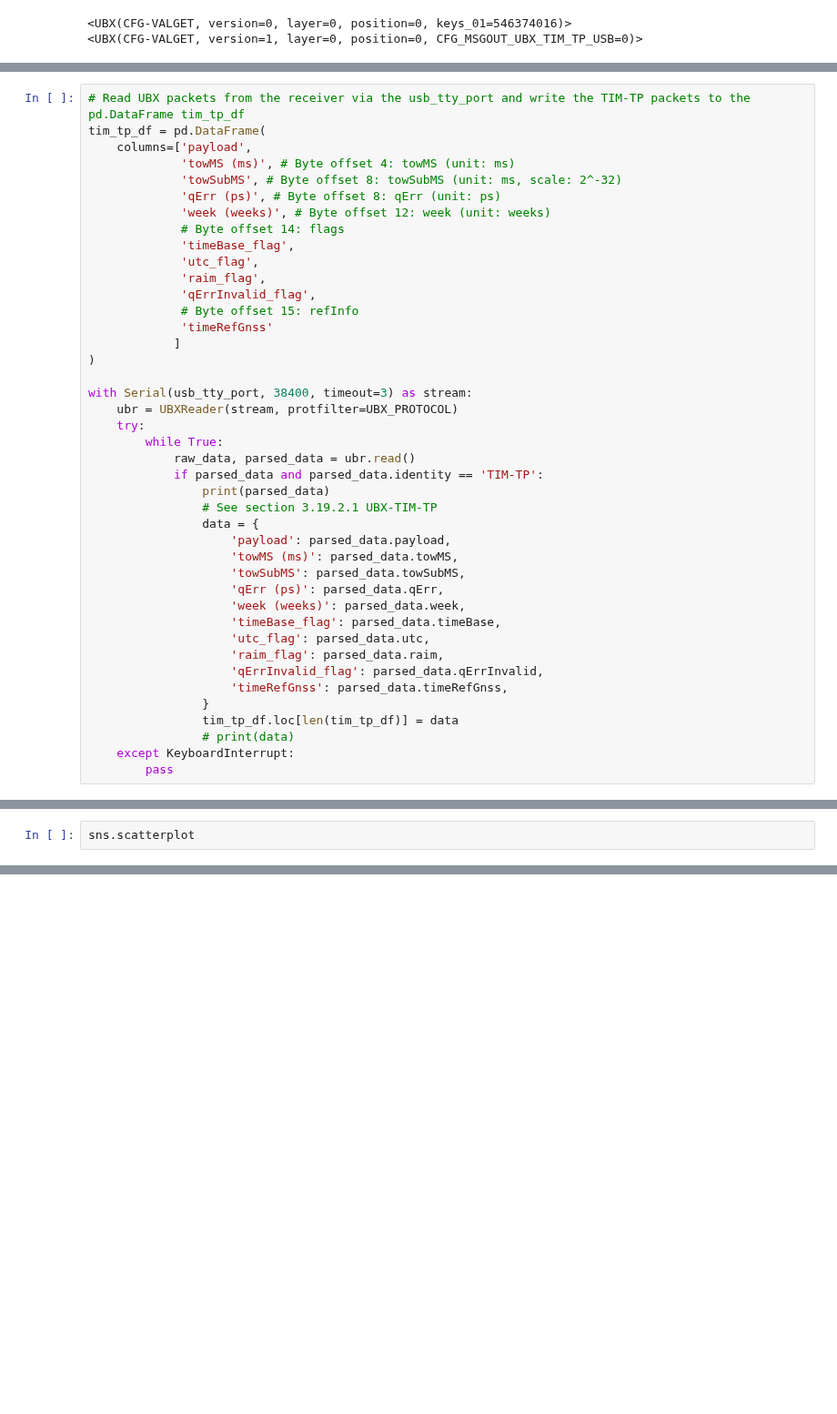
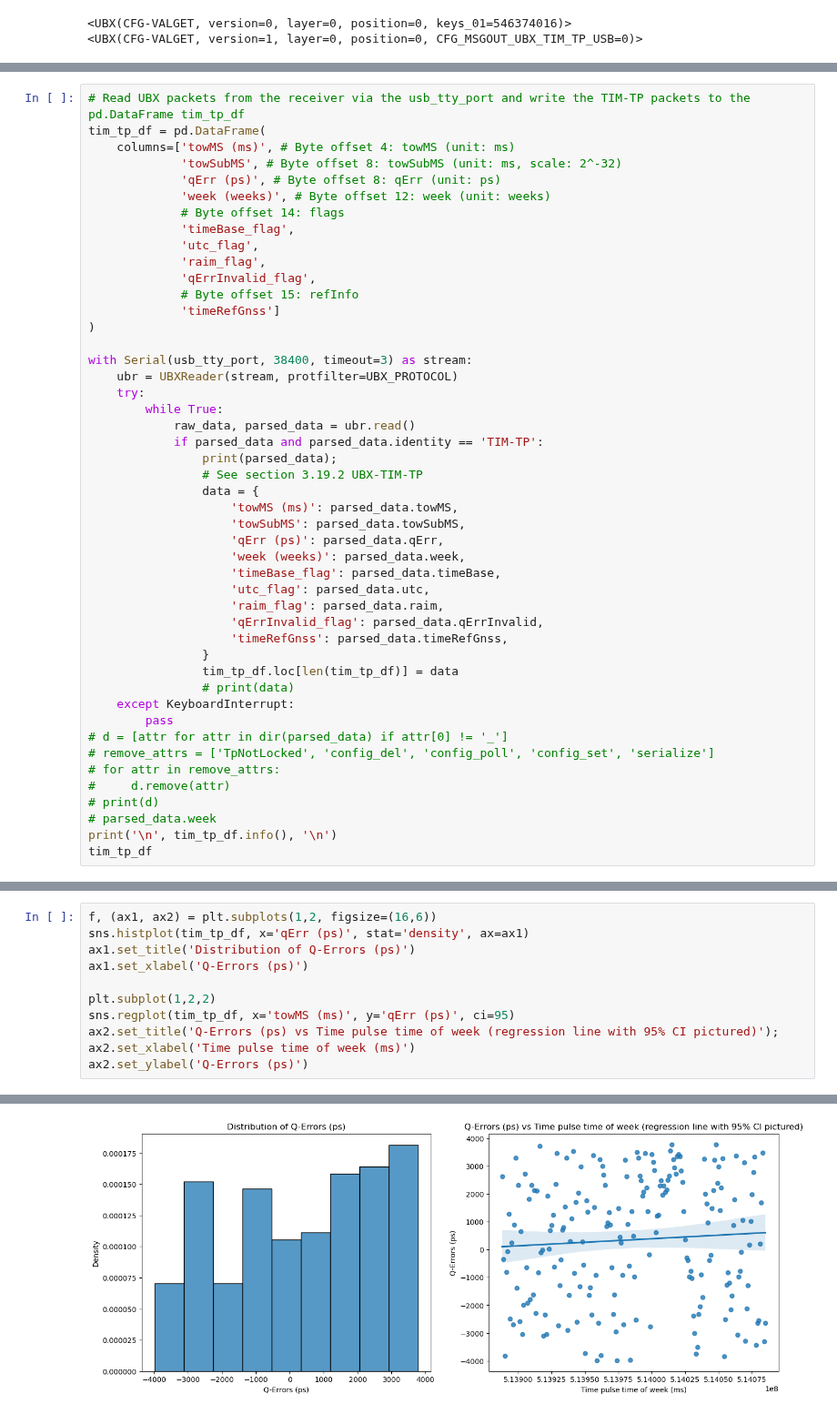
Before and after one commit to panoseti/panoseti, a Jupyter notebook: dgnss/dgnss_read_tim-tp_packets.ipynb, the cells around one changed output, grey strips where cells are left out. Shown at 91% size. Cells and saved outputs as stored; diff of their text form; blank space fills up the shorter version.

```diff
--- a/dgnss/dgnss_read_tim-tp_packets.ipynb
+++ b/dgnss/dgnss_read_tim-tp_packets.ipynb
@@ -44,8 +68,7 @@ with Serial(usb_tty_port, 38400, timeout=100) as stream:
 # %%
 # Read UBX packets from the receiver via the usb_tty_port and write the TIM-TP packets to the pd.DataFrame tim_tp_df
 tim_tp_df = pd.DataFrame(
-    columns=['payload',
-             'towMS (ms)', # Byte offset 4: towMS (unit: ms)
+    columns=['towMS (ms)', # Byte offset 4: towMS (unit: ms)
              'towSubMS', # Byte offset 8: towSubMS (unit: ms, scale: 2^-32)
              'qErr (ps)', # Byte offset 8: qErr (unit: ps)
              'week (weeks)', # Byte offset 12: week (unit: weeks)
@@ -55,8 +78,7 @@ tim_tp_df = pd.DataFrame(
              'raim_flag',
              'qErrInvalid_flag',
              # Byte offset 15: refInfo
-             'timeRefGnss'
-            ]
+             'timeRefGnss']
 )
 
 with Serial(usb_tty_port, 38400, timeout=3) as stream:
@@ -65,10 +87,9 @@ with Serial(usb_tty_port, 38400, timeout=3) as stream:
         while True:
             raw_data, parsed_data = ubr.read()
             if parsed_data and parsed_data.identity == 'TIM-TP':
-                print(parsed_data)
-                # See section 3.19.2.1 UBX-TIM-TP
+                print(parsed_data);
+                # See section 3.19.2 UBX-TIM-TP
                 data = {
-                    'payload': parsed_data.payload,
                     'towMS (ms)': parsed_data.towMS,
                     'towSubMS': parsed_data.towSubMS,
                     'qErr (ps)': parsed_data.qErr,
@@ -83,4 +104,12 @@ with Serial(usb_tty_port, 38400, timeout=3) as stream:
                 # print(data)
     except KeyboardInterrupt:
         pass
+# d = [attr for attr in dir(parsed_data) if attr[0] != '_']
+# remove_attrs = ['TpNotLocked', 'config_del', 'config_poll', 'config_set', 'serialize']
+# for attr in remove_attrs:
+#     d.remove(attr)
+# print(d)
+# parsed_data.week
+print('\n', tim_tp_df.info(), '\n')
+tim_tp_df
 # %% [output]
@@ -118,3 +146,12 @@ memory usage: 968.0+ bytes
 # %%
-sns.scatterplot
+f, (ax1, ax2) = plt.subplots(1,2, figsize=(16,6))
+sns.histplot(tim_tp_df, x='qErr (ps)', stat='density', ax=ax1)
+ax1.set_title('Distribution of Q-Errors (ps)')
+ax1.set_xlabel('Q-Errors (ps)')
+
+plt.subplot(1,2,2)
+sns.regplot(tim_tp_df, x='towMS (ms)', y='qErr (ps)', ci=95)
+ax2.set_title('Q-Errors (ps) vs Time pulse time of week (regression line with 95% CI pictured)');
+ax2.set_xlabel('Time pulse time of week (ms)')
+ax2.set_ylabel('Q-Errors (ps)')
 # %% [output]
@@ -132,0 +159 @@ sns.scatterplot
+[figure, added]
```
Also changed, not shown: parts of 9 cells of this notebook, 1 other file.
